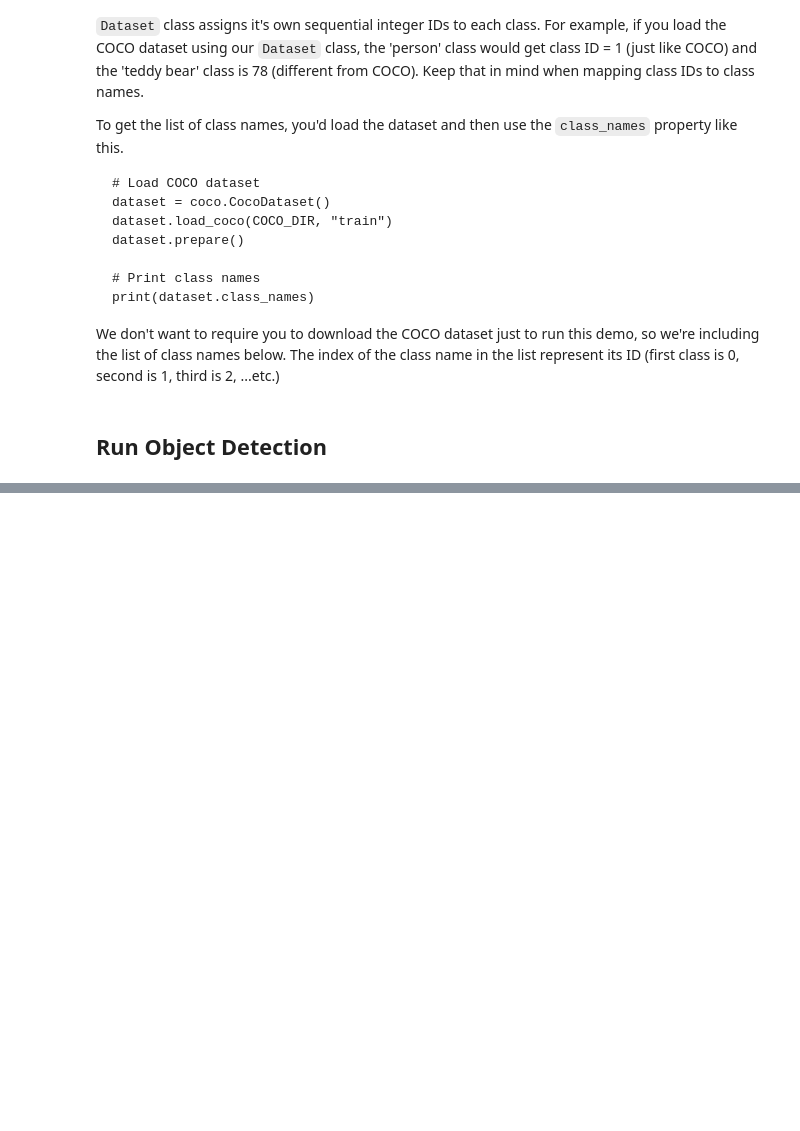
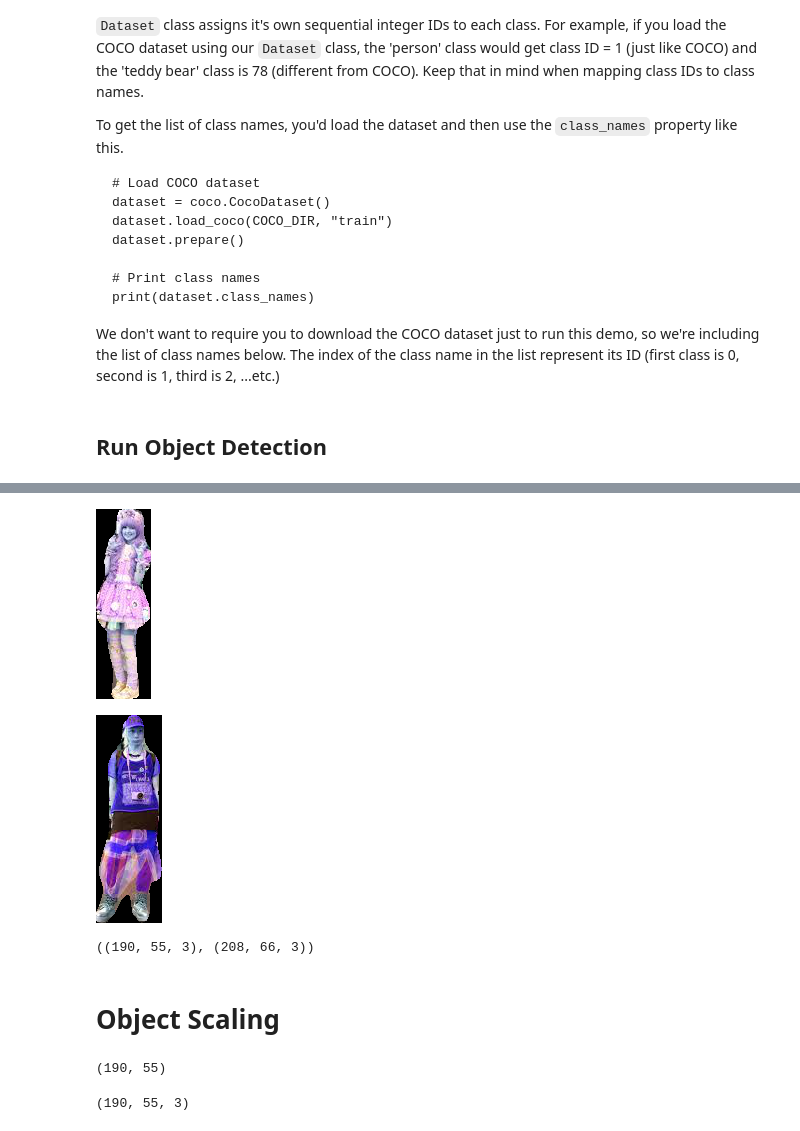
Before and after one commit to pepper00023/mask_rcnn, a Jupyter notebook: samples/demo.ipynb, the cells around one changed output, grey strips where cells are left out. Drawn from its saved outputs; the diff is of its cells as text; code cells hidden in the pictures; blank space fills up the shorter version.

```diff
--- a/samples/demo.ipynb
+++ b/samples/demo.ipynb
@@ -212,0 +331,12 @@ anchors                  shape: (1, 261888, 4)        min:   -0.35390  max:    1
+# %%
+cv2_imshow(img_seg_list[0])
+cv2_imshow(img_seg_list[1])
+# %% [output]
+[figure, added]
+[figure, added]
+# %%
+img_seg_list[0].shape, img_seg_list[1].shape
+# %% [output]
+((190, 55, 3), (208, 66, 3))
+# %% [markdown]
+# Object Scaling
@@ -212,0 +353,4 @@ anchors                  shape: (1, 261888, 4)        min:   -0.35390  max:    1
+# %%
+min_h, min_w
+# %% [output]
+(190, 55)
@@ -212,0 +359,4 @@ anchors                  shape: (1, 261888, 4)        min:   -0.35390  max:    1
+# %%
+img_scaling[0].shape
+# %% [output]
+(190, 55, 3)
```
Also changed, not shown: parts of 23 cells of this notebook.
